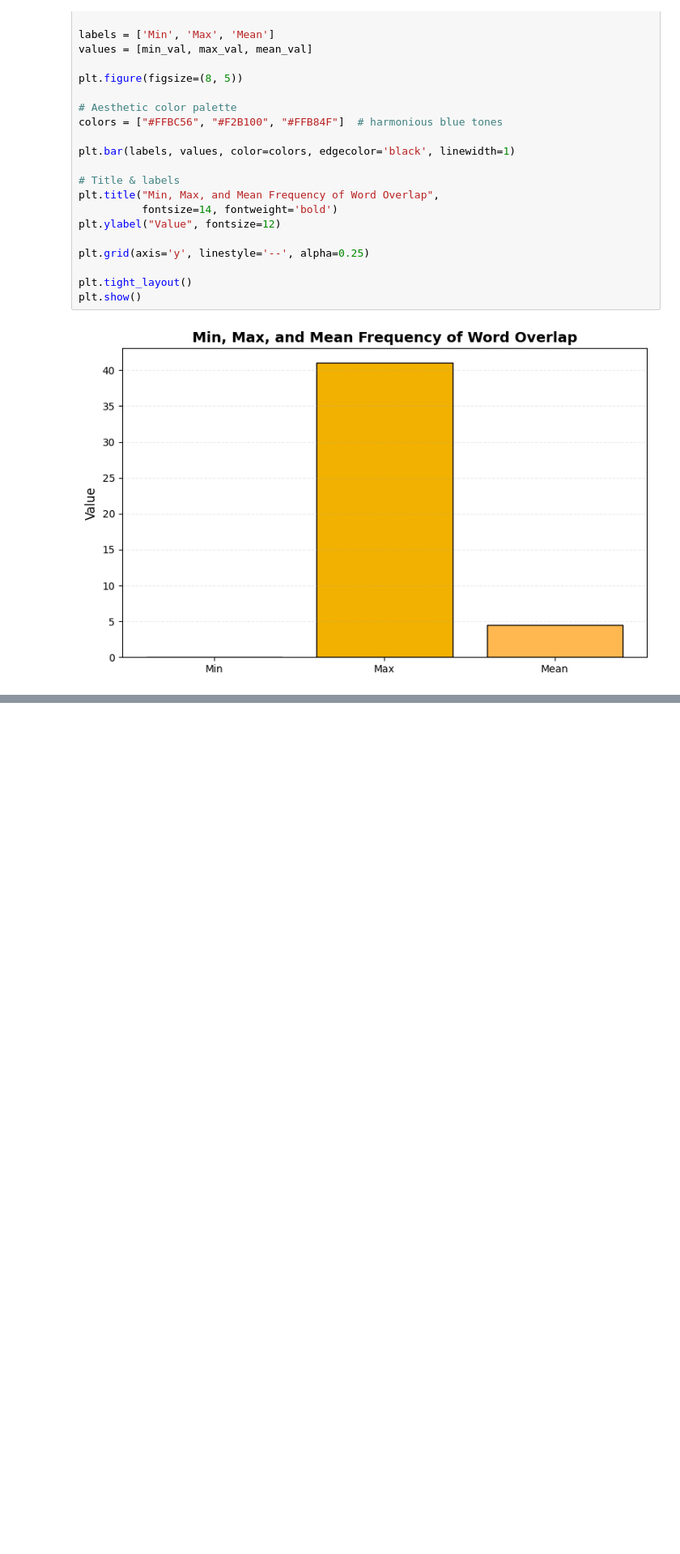
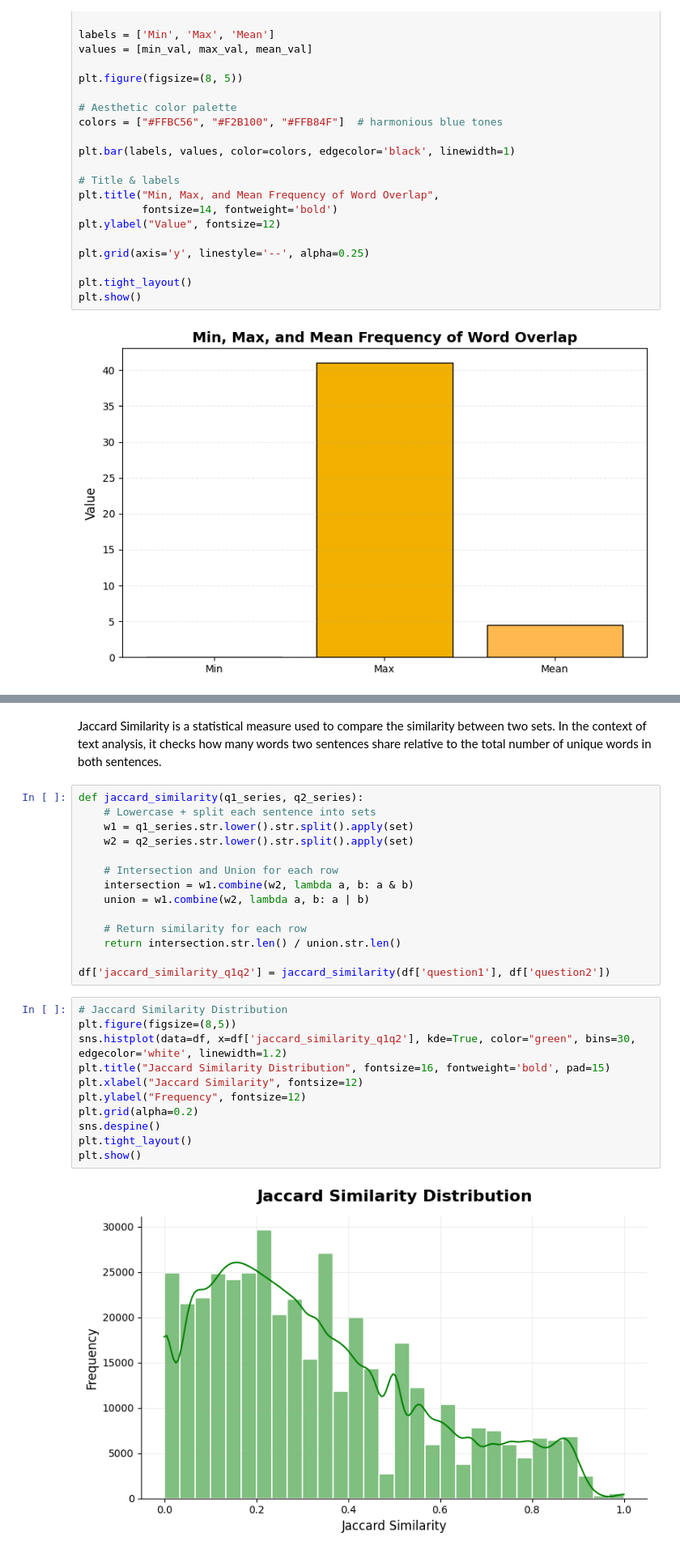
Before and after one commit to Aryan-Kaisth/Duplicate_Question_Pair_Detection, a Jupyter notebook: notebooks/EDA.ipynb, the cells around one changed output, grey strips where cells are left out. Shown at 81% size. Cells and saved outputs as stored; diff of their text form; blank space fills up the shorter version.

```diff
--- a/notebooks/EDA.ipynb
+++ b/notebooks/EDA.ipynb
@@ -386,0 +450,30 @@ plt.show()
+# %% [markdown]
+Jaccard Similarity is a statistical measure used to compare the similarity between two sets.
+In the context of text analysis, it checks how many words two sentences share relative to the total number of unique words in both sentences.
+# %%
+def jaccard_similarity(q1_series, q2_series):
+    # Lowercase + split each sentence into sets
+    w1 = q1_series.str.lower().str.split().apply(set)
+    w2 = q2_series.str.lower().str.split().apply(set)
+
+    # Intersection and Union for each row
+    intersection = w1.combine(w2, lambda a, b: a & b)
+    union = w1.combine(w2, lambda a, b: a | b)
+
+    # Return similarity for each row
+    return intersection.str.len() / union.str.len()
+
+df['jaccard_similarity_q1q2'] = jaccard_similarity(df['question1'], df['question2'])
+# %%
+# Jaccard Similarity Distribution
+plt.figure(figsize=(8,5))
+sns.histplot(data=df, x=df['jaccard_similarity_q1q2'], kde=True, color="green", bins=30, edgecolor='white', linewidth=1.2)
+plt.title("Jaccard Similarity Distribution", fontsize=16, fontweight='bold', pad=15)
+plt.xlabel("Jaccard Similarity", fontsize=12)
+plt.ylabel("Frequency", fontsize=12)
+plt.grid(alpha=0.2)
+sns.despine()
+plt.tight_layout()
+plt.show()
+# %% [output]
+[figure, added]
```
Also changed, not shown: parts of 12 cells of this notebook.
